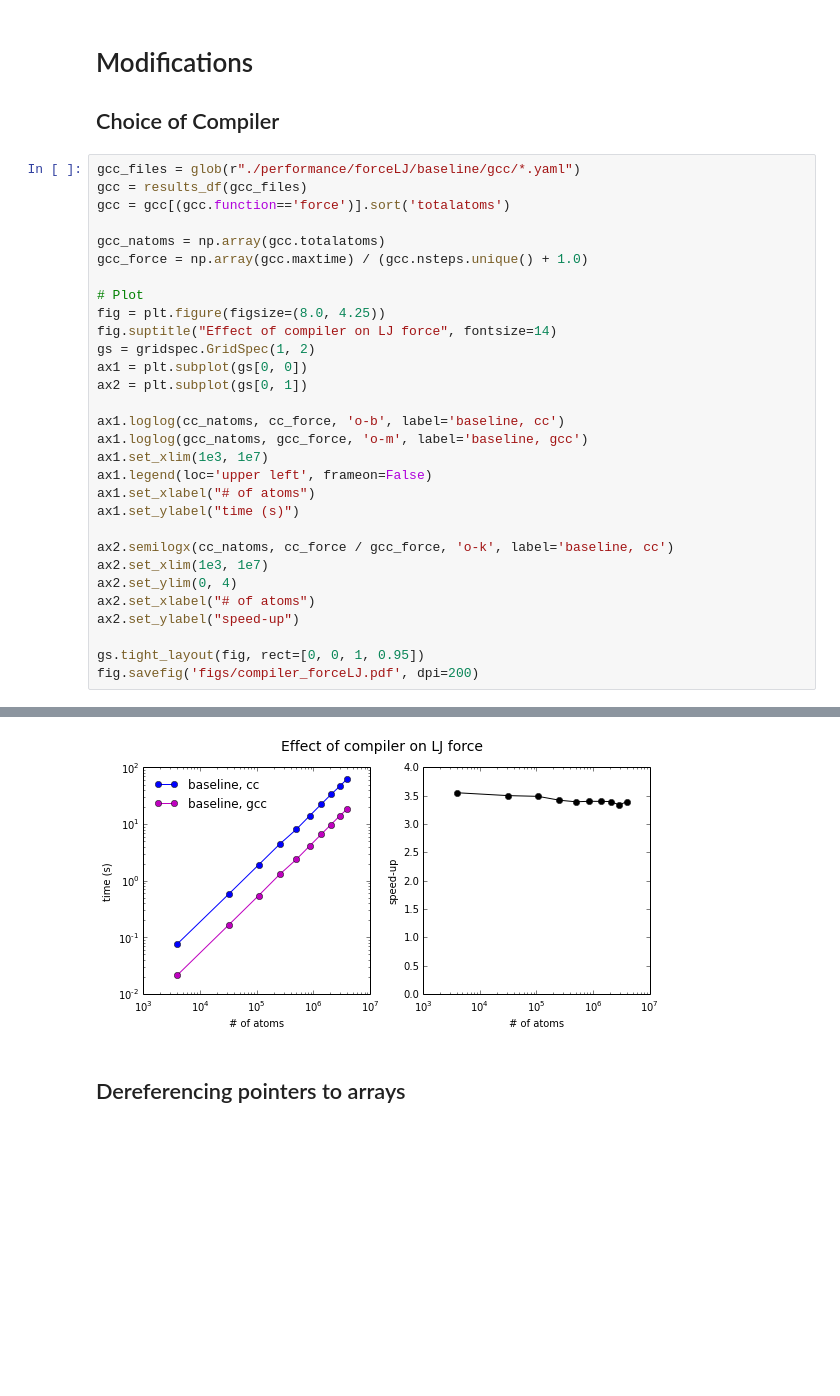
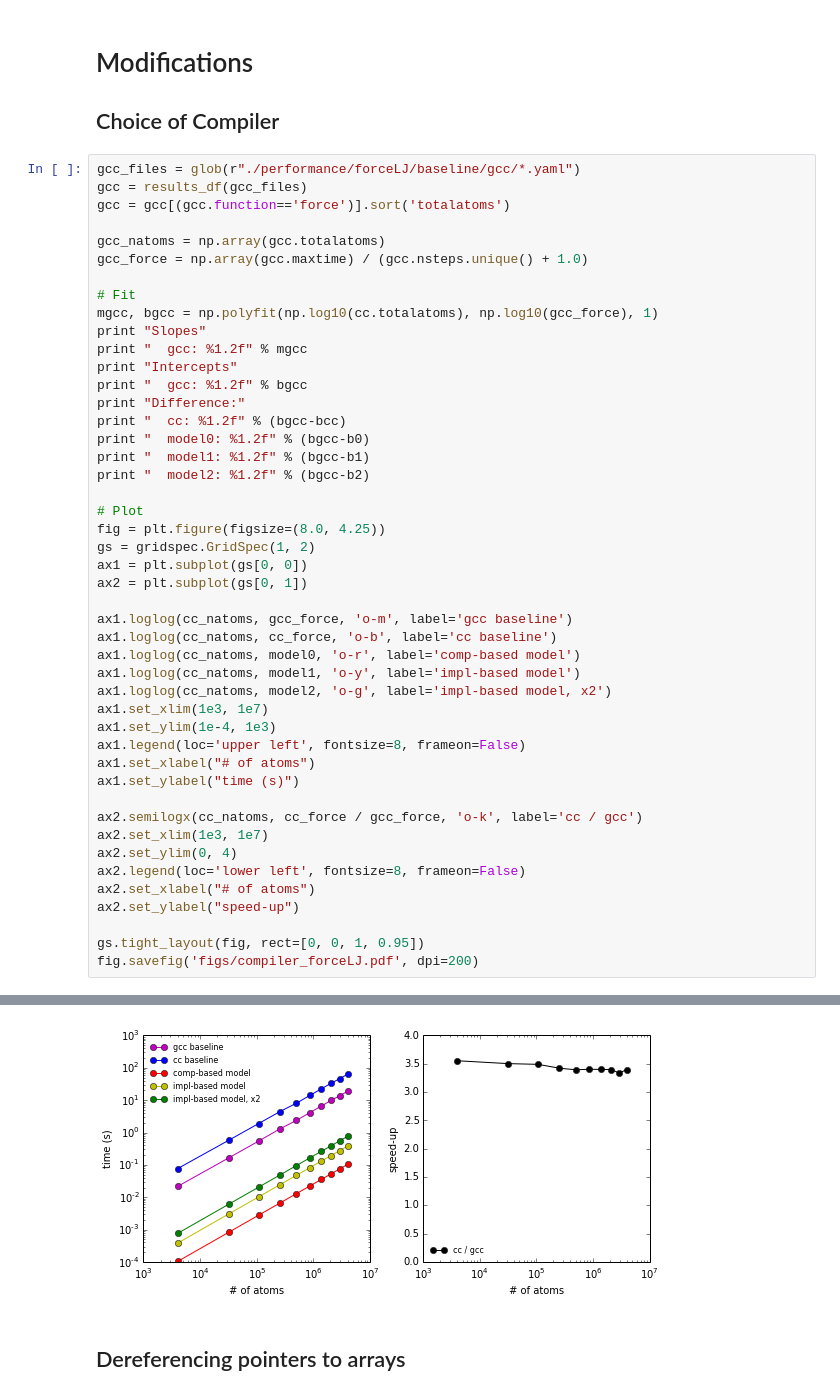
Before and after one commit to shigh/CoMD, a Jupyter notebook: plots.ipynb, the cells around one changed output, grey strips where cells are left out. Saved outputs shown, nothing was run; the diff lists cells and outputs as text; blank space fills up the shorter version.

```diff
--- a/plots.ipynb
+++ b/plots.ipynb
@@ -206,23 +274,39 @@ gcc = gcc[(gcc.function=='force')].sort('totalatoms')
 gcc_natoms = np.array(gcc.totalatoms)
 gcc_force = np.array(gcc.maxtime) / (gcc.nsteps.unique() + 1.0)
 
+# Fit
+mgcc, bgcc = np.polyfit(np.log10(cc.totalatoms), np.log10(gcc_force), 1)
+print "Slopes"
+print "  gcc: %1.2f" % mgcc
+print "Intercepts"
+print "  gcc: %1.2f" % bgcc
+print "Difference:"
+print "  cc: %1.2f" % (bgcc-bcc)
+print "  model0: %1.2f" % (bgcc-b0)
+print "  model1: %1.2f" % (bgcc-b1)
+print "  model2: %1.2f" % (bgcc-b2)
+
 # Plot
 fig = plt.figure(figsize=(8.0, 4.25))
-fig.suptitle("Effect of compiler on LJ force", fontsize=14)
 gs = gridspec.GridSpec(1, 2)
 ax1 = plt.subplot(gs[0, 0])
 ax2 = plt.subplot(gs[0, 1])
 
-ax1.loglog(cc_natoms, cc_force, 'o-b', label='baseline, cc')
-ax1.loglog(gcc_natoms, gcc_force, 'o-m', label='baseline, gcc')
+ax1.loglog(cc_natoms, gcc_force, 'o-m', label='gcc baseline')
+ax1.loglog(cc_natoms, cc_force, 'o-b', label='cc baseline')
+ax1.loglog(cc_natoms, model0, 'o-r', label='comp-based model')
+ax1.loglog(cc_natoms, model1, 'o-y', label='impl-based model')
+ax1.loglog(cc_natoms, model2, 'o-g', label='impl-based model, x2')
 ax1.set_xlim(1e3, 1e7)
-ax1.legend(loc='upper left', frameon=False)
+ax1.set_ylim(1e-4, 1e3)
+ax1.legend(loc='upper left', fontsize=8, frameon=False)
 ax1.set_xlabel("# of atoms")
 ax1.set_ylabel("time (s)")
 
-ax2.semilogx(cc_natoms, cc_force / gcc_force, 'o-k', label='baseline, cc')
+ax2.semilogx(cc_natoms, cc_force / gcc_force, 'o-k', label='cc / gcc')
 ax2.set_xlim(1e3, 1e7)
 ax2.set_ylim(0, 4)
+ax2.legend(loc='lower left', fontsize=8, frameon=False)
 ax2.set_xlabel("# of atoms")
 ax2.set_ylabel("speed-up")
 
@@ -232,4 +325,4 @@ fig.savefig('figs/compiler_forceLJ.pdf', dpi=200)
-[figure, old version]
+[figure, new version]
 # %% [markdown]
 Dereferencing pointers to arrays
 --------------------------------
```
Also changed, not shown: parts of 8 cells of this notebook, 7 other files.
